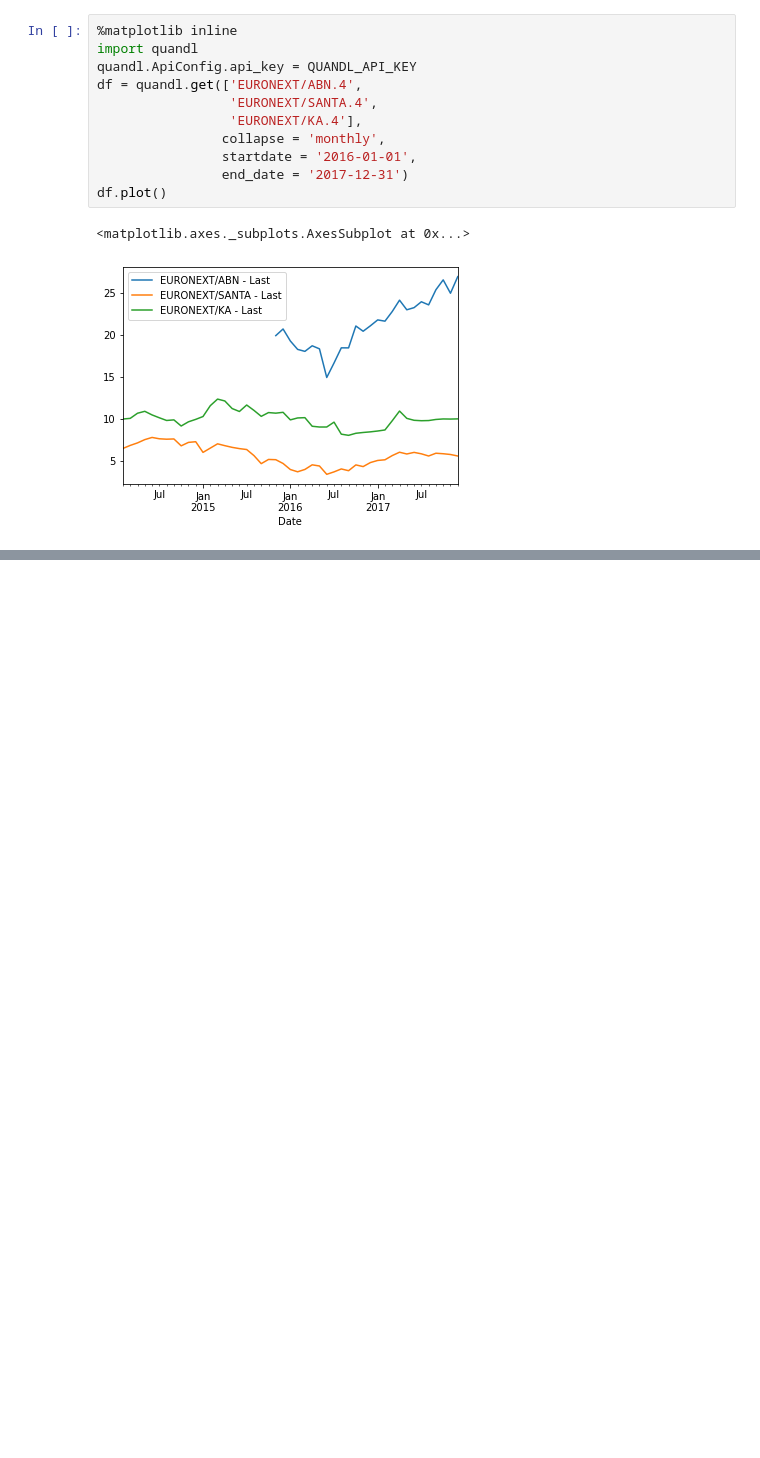
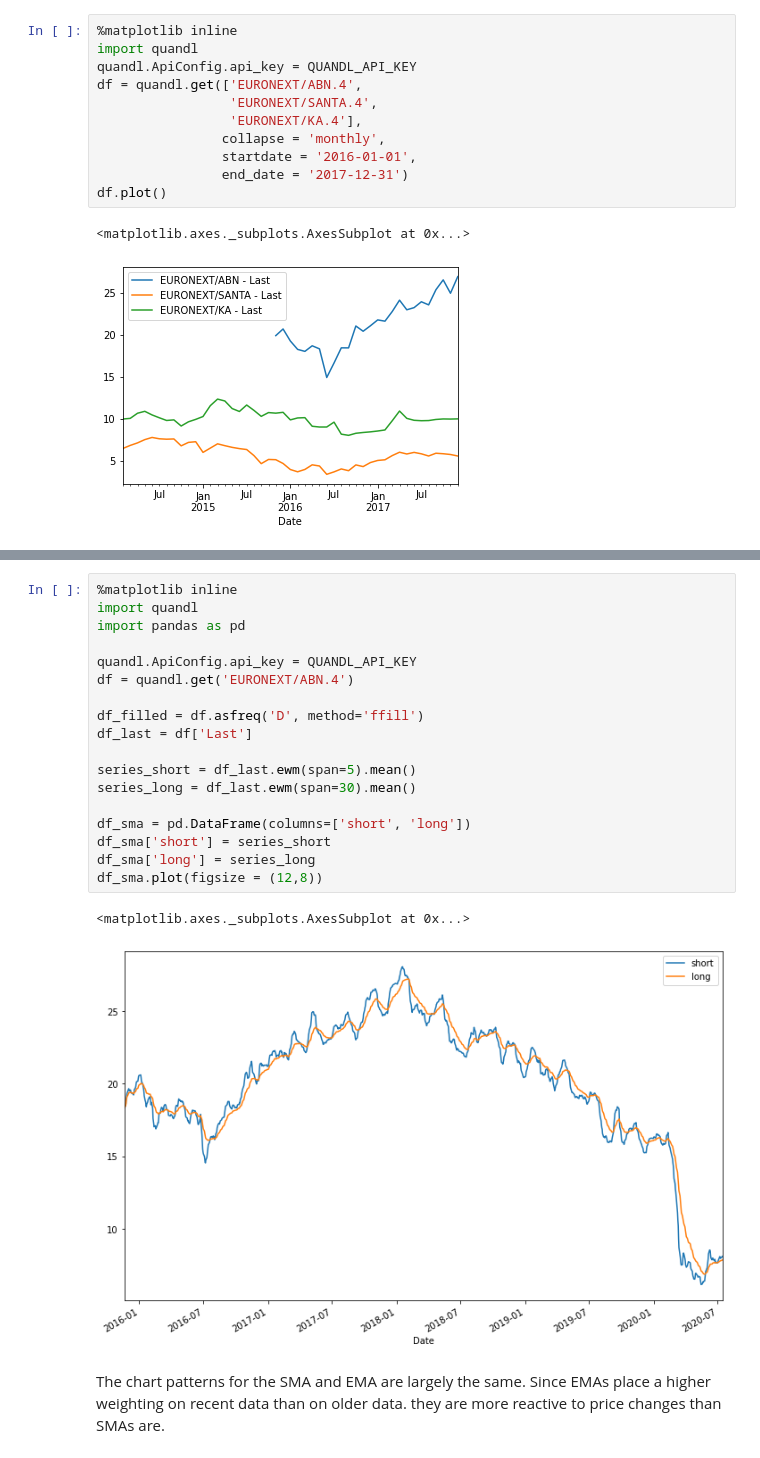
Before and after one commit to IsmailFadeli/Python-for-Finance, a Jupyter notebook: Financial Analytics on time series.ipynb, the cells around one changed output, grey strips where cells are left out. Drawn from its saved outputs; the diff is of its cells as text; blank space fills up the shorter version.

```diff
--- a/Financial Analytics on time series.ipynb
+++ b/Financial Analytics on time series.ipynb
@@ -130,0 +225,24 @@ df.plot()
+# %%
+%matplotlib inline
+import quandl
+import pandas as pd
+
+quandl.ApiConfig.api_key = QUANDL_API_KEY
+df = quandl.get('EURONEXT/ABN.4')
+
+df_filled = df.asfreq('D', method='ffill')
+df_last = df['Last']
+
+series_short = df_last.ewm(span=5).mean()
+series_long = df_last.ewm(span=30).mean()
+
+df_sma = pd.DataFrame(columns=['short', 'long'])
+df_sma['short'] = series_short
+df_sma['long'] = series_long
+df_sma.plot(figsize = (12,8))
+# %% [output]
+<matplotlib.axes._subplots.AxesSubplot at 0x...>
+[figure, added]
+# %% [markdown]
+The chart patterns for the SMA and EMA are largely the same. Since EMAs place a higher weighting
+on recent data than on older data. they are more reactive to price changes than SMAs are.
```
Also changed, not shown: parts of 11 cells of this notebook.
